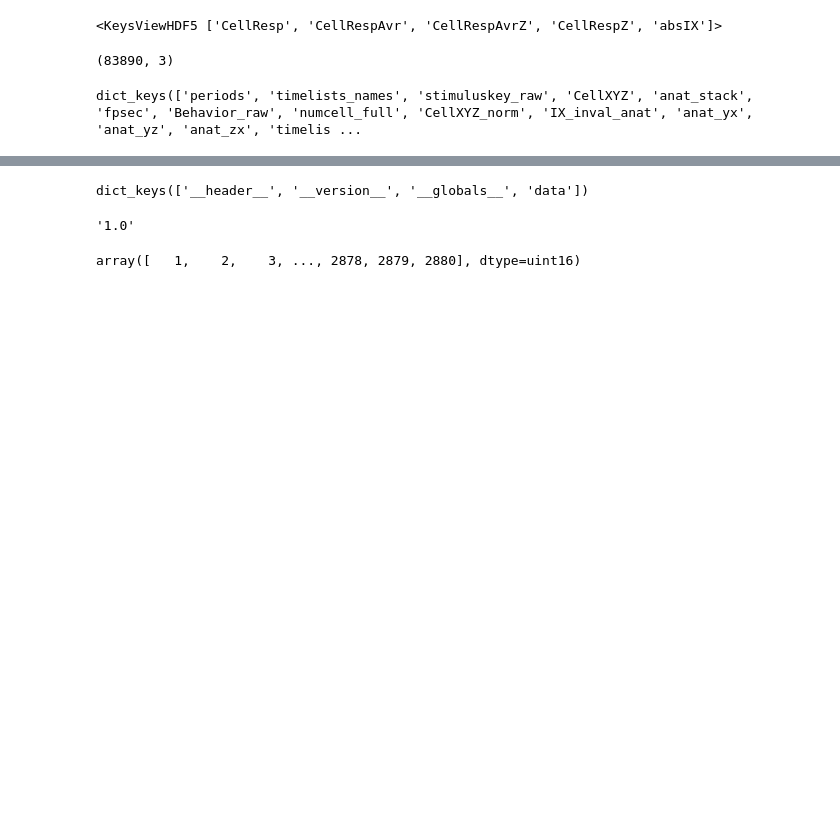
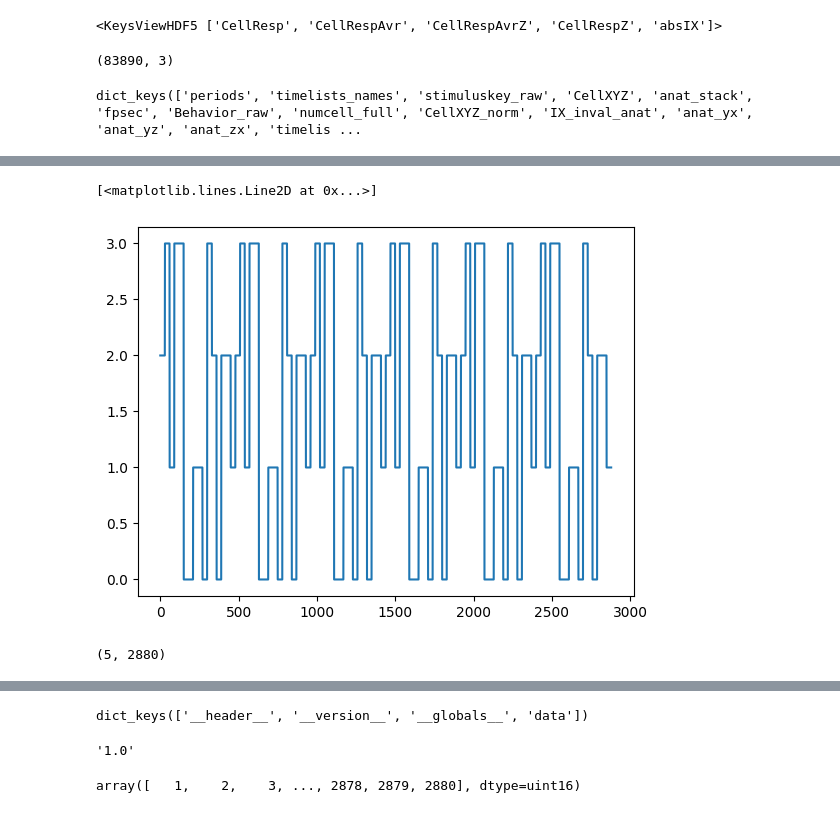
Before and after one commit to duutabib/local-gaucamole, a Jupyter notebook: notebooks/robustSigs/scratch0.ipynb, the cells around one changed output, grey strips where cells are left out. Drawn from its saved outputs; the diff is of its cells as text; code cells hidden in the pictures; blank space fills up the shorter version.

```diff
--- a/notebooks/robustSigs/scratch0.ipynb
+++ b/notebooks/robustSigs/scratch0.ipynb
@@ -40,0 +54,9 @@ dict_keys(['periods', 'timelists_names', 'stimuluskey_raw', 'CellXYZ', 'anat_sta
+# %%
+plt.plot(d1['data']['stim_full'])
+# %% [output]
+[<matplotlib.lines.Line2D at 0x...>]
+[figure, added]
+# %%
+['data']['Behavior_full'].shape
+# %% [output]
+(5, 2880)
```
Also changed, not shown: parts of 6 cells of this notebook.
